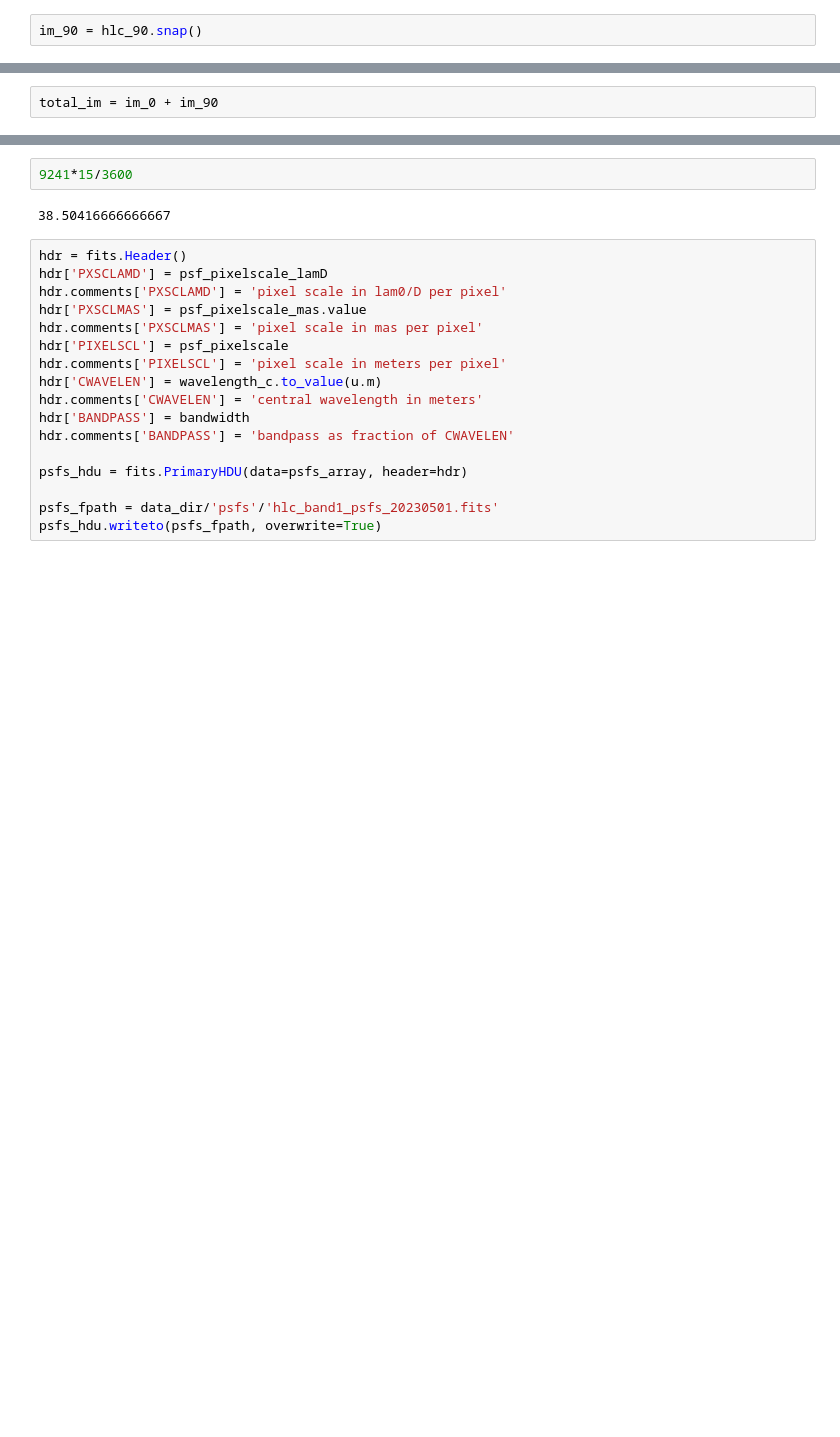
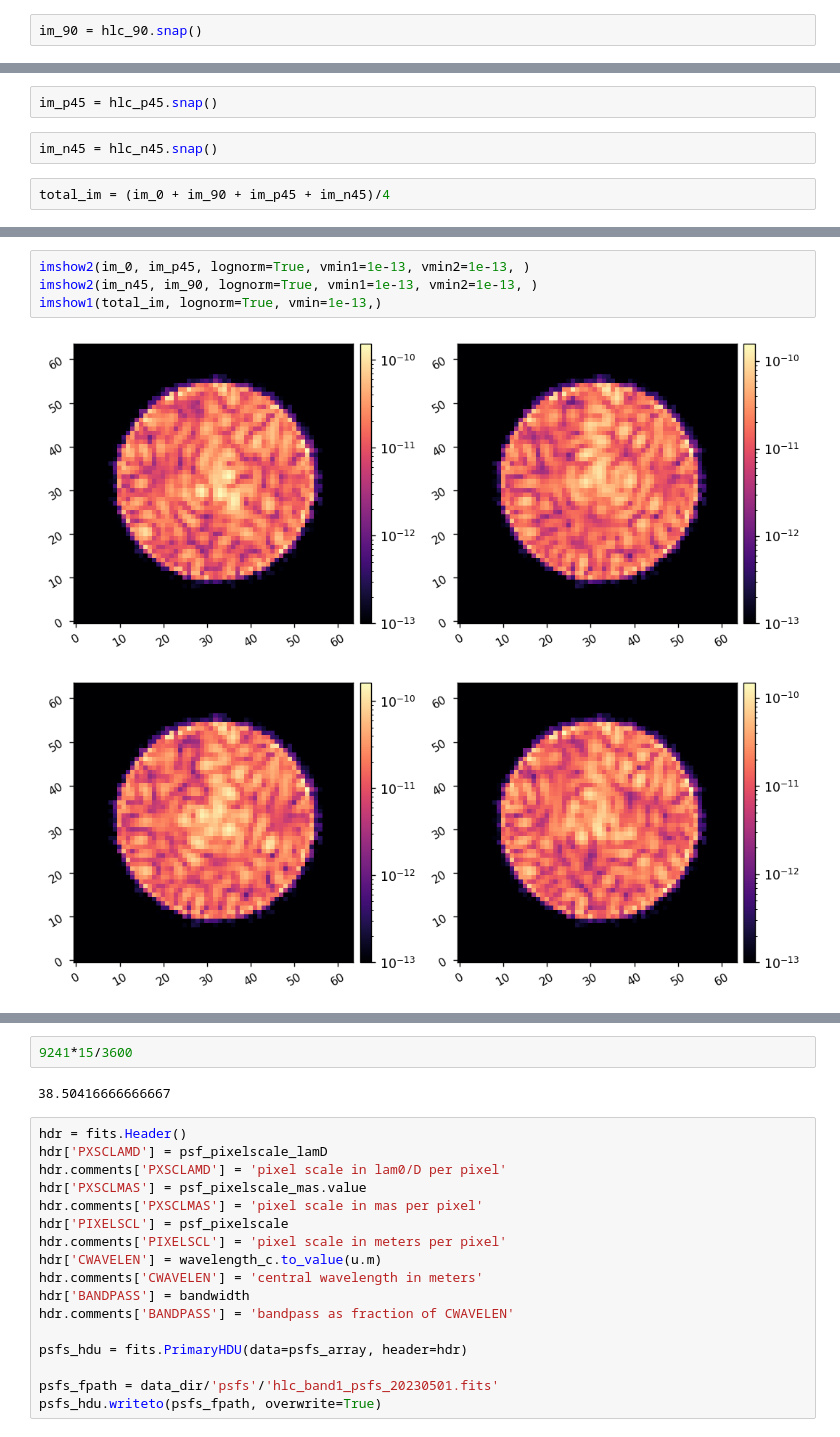
Before and after one commit to kian1377/disk-processing, a Jupyter notebook: hlc_band1_polarized_psfs.ipynb, the cells around one changed output, grey strips where cells are left out. Saved outputs shown, nothing was run; the diff lists cells and outputs as text; blank space fills up the shorter version.

```diff
--- a/hlc_band1_polarized_psfs.ipynb
+++ b/hlc_band1_polarized_psfs.ipynb
@@ -173,2 +196,6 @@ imshow1(im_90, lognorm=True, vmin=1e-13)
+# %%
+im_p45 = hlc_p45.snap()
+# %%
+im_n45 = hlc_n45.snap()
 # %%
-total_im = im_0 + im_90
+total_im = (im_0 + im_90 + im_p45 + im_n45)/4
@@ -219,0 +202,7 @@ KeyboardInterrupt:
+# %%
+imshow2(im_0, im_p45, lognorm=True, vmin1=1e-13, vmin2=1e-13, )
+imshow2(im_n45, im_90, lognorm=True, vmin1=1e-13, vmin2=1e-13, )
+imshow1(total_im, lognorm=True, vmin=1e-13,)
+# %% [output]
+[figure, added]
+[figure, added]
```
Also changed, not shown: parts of 12 cells of this notebook.
